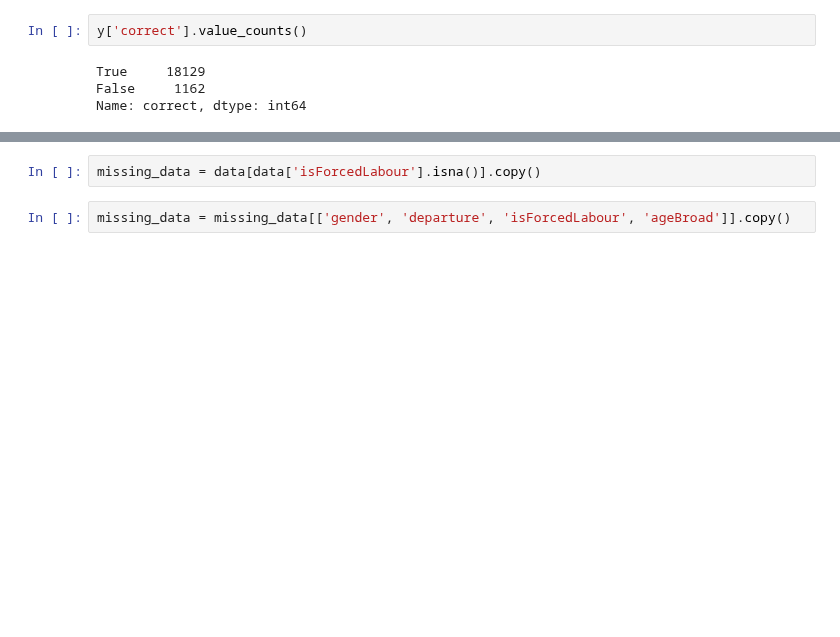
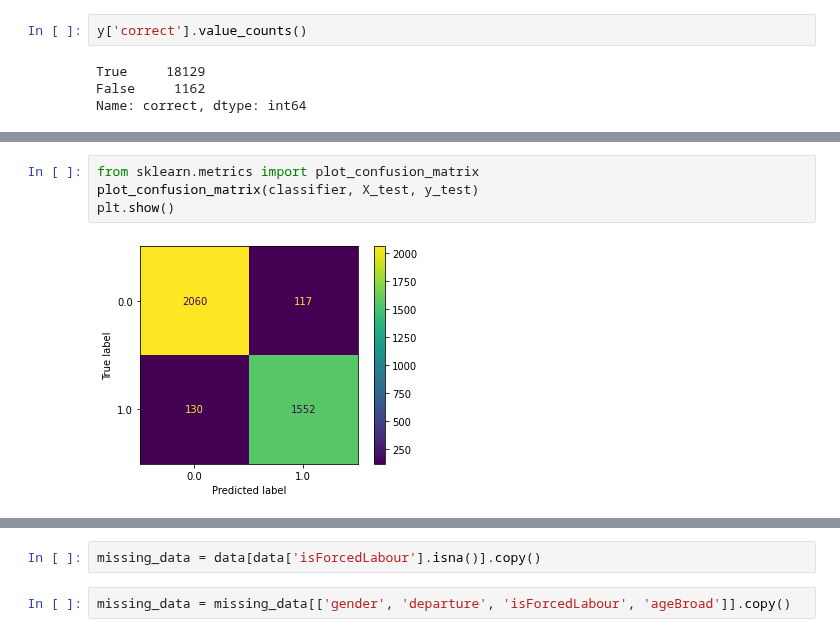
Before and after one commit to lampu98/ht_project, a Jupyter notebook: notebooks/ml_model.ipynb, the cells around one changed output, grey strips where cells are left out. Drawn from its saved outputs; the diff is of its cells as text; blank space fills up the shorter version.

```diff
--- a/notebooks/ml_model.ipynb
+++ b/notebooks/ml_model.ipynb
@@ -370,3 +397,9 @@ y
+# %%
+from sklearn.metrics import plot_confusion_matrix
+plot_confusion_matrix(classifier, X_test, y_test)
+plt.show()
+# %% [output]
+[figure, added]
 # %%
 from sklearn.metrics import confusion_matrix
 confusion_matrix(y['correct'], y['pred'])
```
Also changed, not shown: parts of 21 cells of this notebook.
